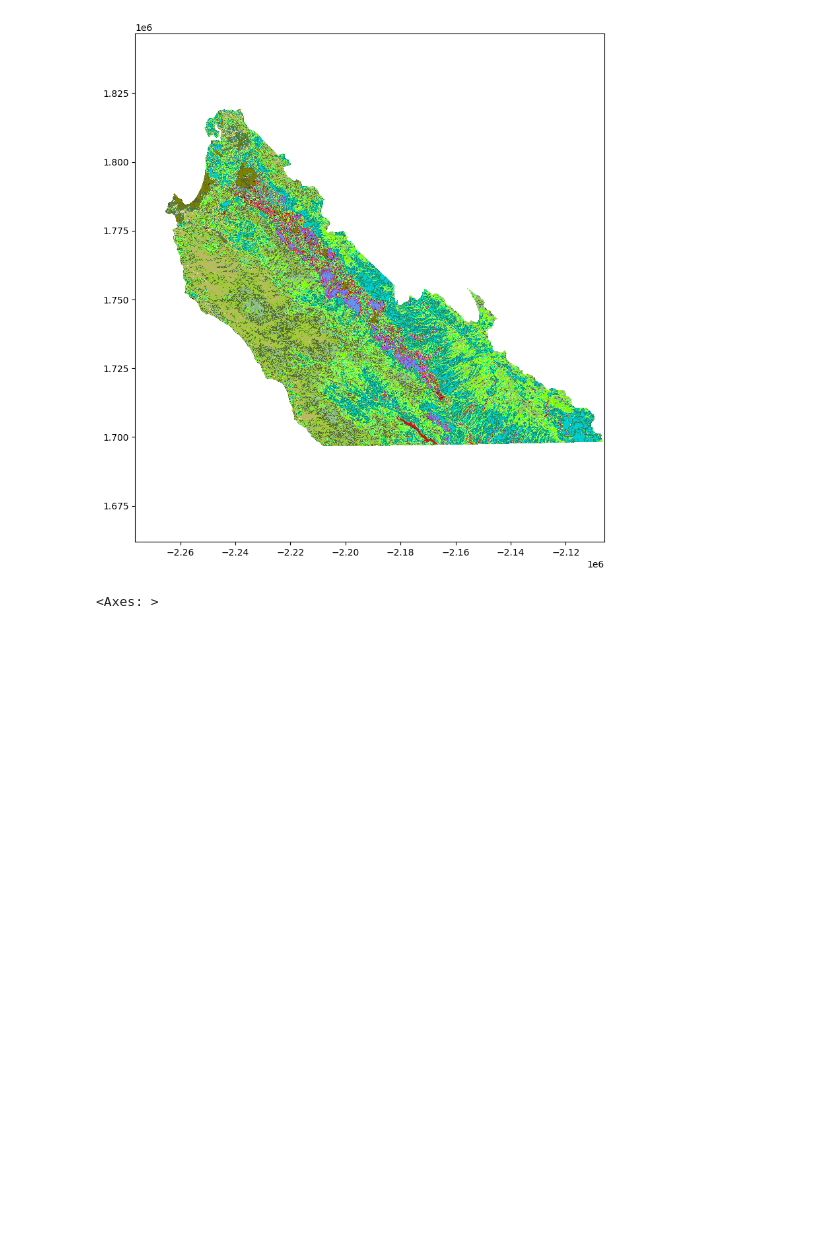
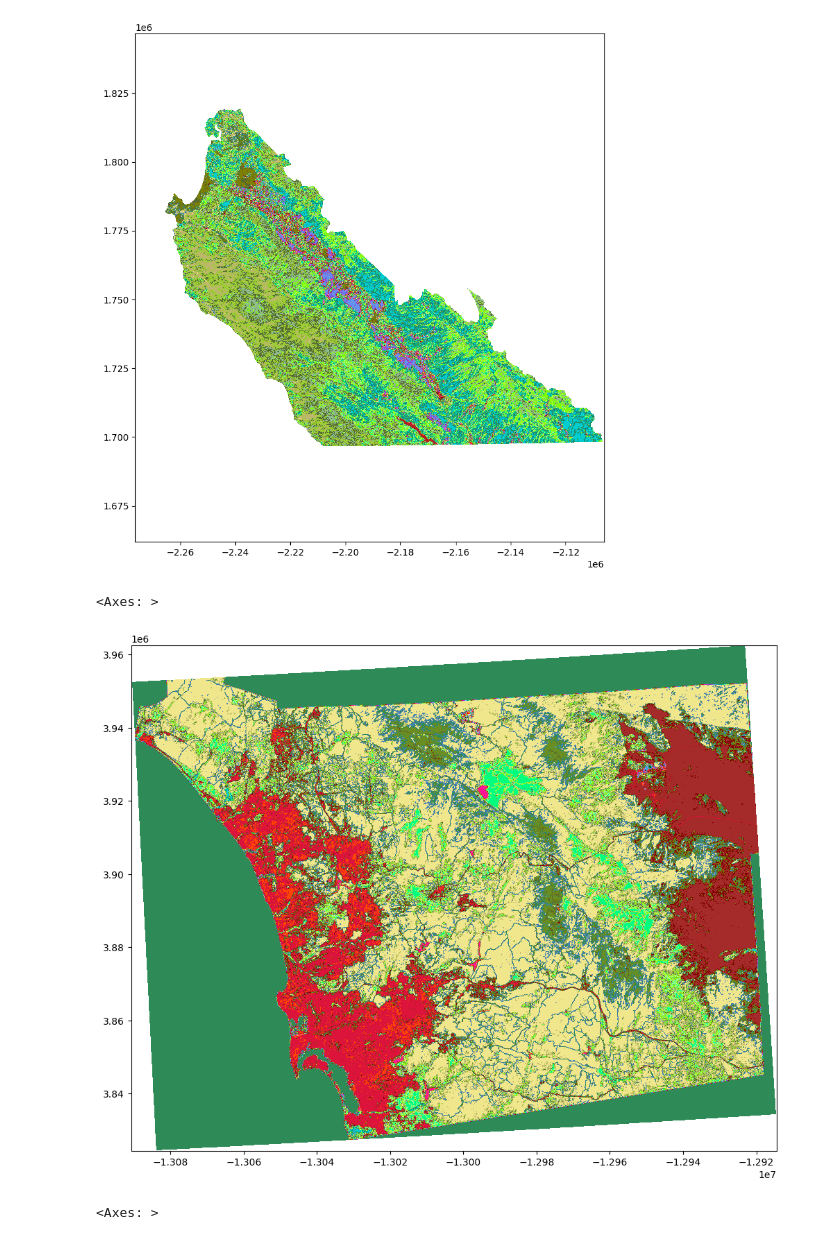
Before and after one commit to plant-ai-biophysics-lab/california-crop-yield-benchmark, a Jupyter notebook: dataset/download_county_dataset/download_cdl_data.ipynb, the cells around one changed output. Saved outputs shown, nothing was run; the diff lists cells and outputs as text; code cells hidden in the pictures; blank space fills up the shorter version.

```diff
--- a/dataset/download_county_dataset/download_cdl_data.ipynb
+++ b/dataset/download_county_dataset/download_cdl_data.ipynb
@@ -95,3 +95,55 @@ show(cdl_data_masked, cmap=cmap, transform=src.transform)
 # %% [output]
 [figure]
 <Axes: >
+# %%
+import rasterio
+import geopandas as gpd
+import matplotlib.pyplot as plt
+from rasterio.plot import show
+from matplotlib.colors import ListedColormap
+import numpy as np
+# Path to CDL raster and county boundary file
+cdl_path = '/data2/hkaman/Data/FoundationModel/Inputs/SanDiego/Raw/CDL/2010/San_Diego_2010.tif'
+from rasterio.warp import calculate_default_transform, reproject, Resampling
+# Load the CDL raster
+# Target CRS
+target_crs = 'EPSG:32610'
+
+# Open the source raster
+with rasterio.open(cdl_path) as src:
+    src_crs = src.crs  # Original CRS
+    src_transform = src.transform  # Original transform
+    src_width = src.width
+    src_height = src.height
+
+    # Calculate the new transform and dimensions for the target CRS
+    transform, width, height = calculate_default_transform(
+        src_crs, target_crs, src_width, src_height, *src.bounds
+    )
+
+    # Create an empty array to hold the reprojected data
+    reprojected_data = np.empty((height, width), dtype=src.meta['dtype'])
+
+    # Reproject the data
+    reproject(
+        source=src.read(1),  # Read the first band
+        destination=reprojected_data,
+        src_transform=src_transform,
+        src_crs=src_crs,
+        dst_transform=transform,
+        dst_crs=target_crs,
+        resampling=Resampling.nearest
+    )
+
+cmap = ListedColormap([util.CDL_COLORS[key] for key in sorted(util.CDL_COLORS.keys())])
+
+# # Create a masked array to handle NoData values
+nodata_value = reprojected_data['nodata'] if 'nodata' in reprojected_data else 0
+cdl_data_masked = np.ma.masked_where(reprojected_data == nodata_value, reprojected_data)
+
+# # Plot the CDL
+plt.figure(figsize=(12, 10))
+show(cdl_data_masked, cmap=cmap, transform=src.transform)
+# %% [output]
+[figure, added]
+<Axes: >
```
Also changed, not shown: parts of 3 cells of this notebook, 14 other files.
